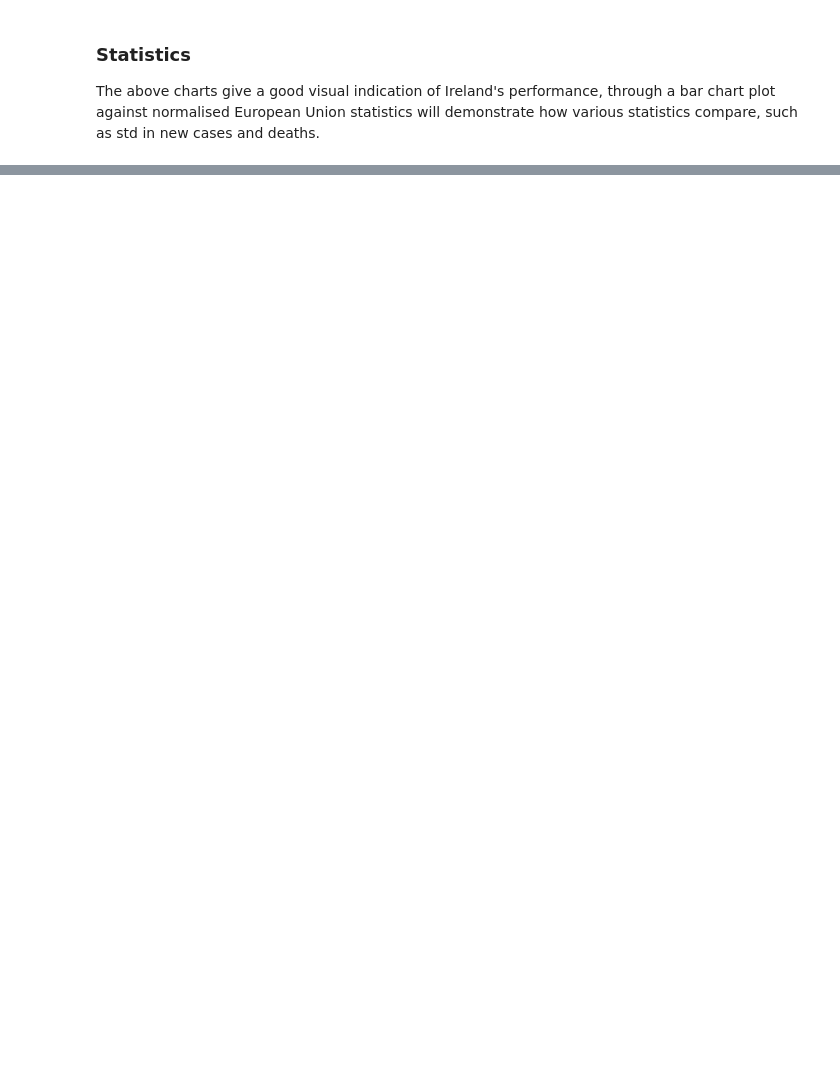
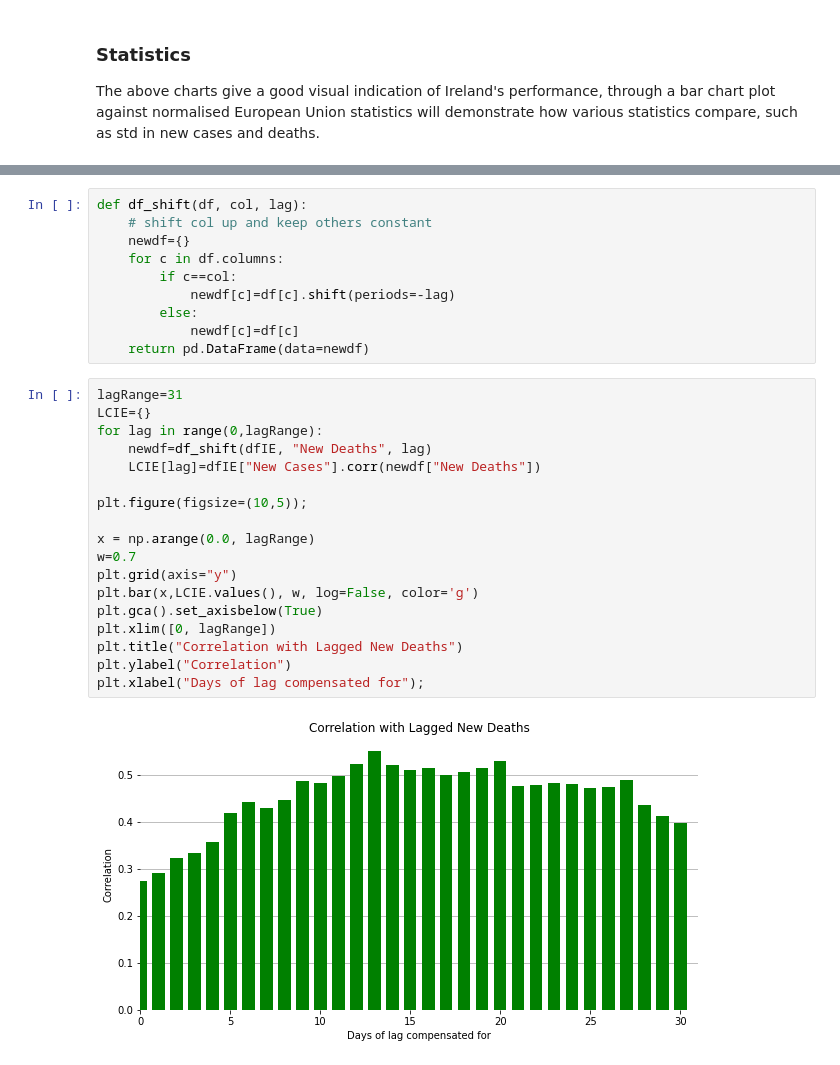
Before and after one commit to AdamJudge/PythonDS_API, a Jupyter notebook: Comp Assignment 1.ipynb, the cells around one changed output, grey strips where cells are left out. Saved outputs shown, nothing was run; the diff lists cells and outputs as text; blank space fills up the shorter version.

```diff
--- a/Comp Assignment 1.ipynb
+++ b/Comp Assignment 1.ipynb
@@ -644,0 +719,30 @@ dfSorted
+# %%
+def df_shift(df, col, lag):
+    # shift col up and keep others constant
+    newdf={}
+    for c in df.columns:
+        if c==col:
+            newdf[c]=df[c].shift(periods=-lag)
+        else:
+            newdf[c]=df[c]
+    return pd.DataFrame(data=newdf)
+# %%
+lagRange=31
+LCIE={}
+for lag in range(0,lagRange):
+    newdf=df_shift(dfIE, "New Deaths", lag)
+    LCIE[lag]=dfIE["New Cases"].corr(newdf["New Deaths"])
+
+plt.figure(figsize=(10,5));
+
+x = np.arange(0.0, lagRange)
+w=0.7
+plt.grid(axis="y")
+plt.bar(x,LCIE.values(), w, log=False, color='g')
+plt.gca().set_axisbelow(True)
+plt.xlim([0, lagRange])
+plt.title("Correlation with Lagged New Deaths")
+plt.ylabel("Correlation")
+plt.xlabel("Days of lag compensated for");
+# %% [output]
+[figure, added]
```
Also changed, not shown: parts of 22 cells of this notebook, 58 other files.
